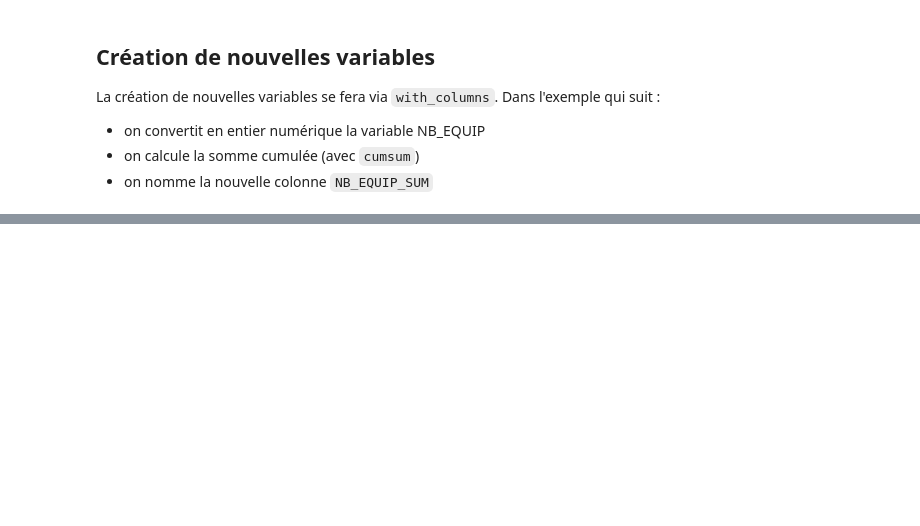
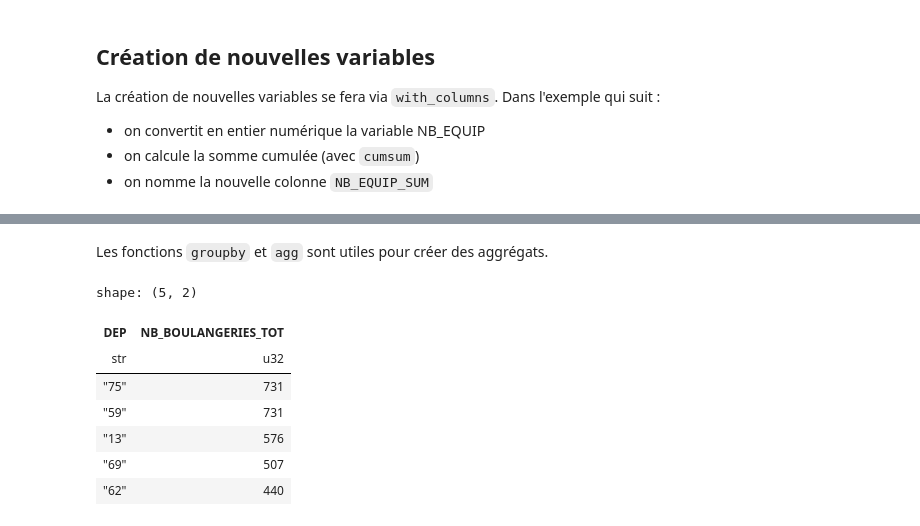
Before and after one commit to romaintailhurat/miscbooks, a Jupyter notebook: polars-tuto.ipynb, the cells around one changed output, grey strips where cells are left out. Cells and saved outputs as stored; diff of their text form; code cells hidden in the pictures; blank space fills up the shorter version.

Commit message:
Polars, synthèses et aggrégats

```diff
--- a/polars-tuto.ipynb
+++ b/polars-tuto.ipynb
@@ -300,0 +352,15 @@ shape: (5, 14)
+# %% [markdown]
+Les fonctions `groupby` et `agg` sont utiles pour créer des aggrégats.
+# %%
+df_bpe.lazy().groupby("DEP").agg(
+    (pl.col("TYPEQU") == "B203").sum().alias("NB_BOULANGERIES_TOT")
+).sort("NB_BOULANGERIES_TOT", descending=True).head(5).collect()
+# %% [output]
+shape: (5, 2)
+| DEP | NB_BOULANGERIES_TOT |
+| str | u32 |
+| "75" | 731 |
+| "59" | 731 |
+| "13" | 576 |
+| "69" | 507 |
+| "62" | 440 |
```
Also changed, not shown: parts of 6 cells of this notebook.
